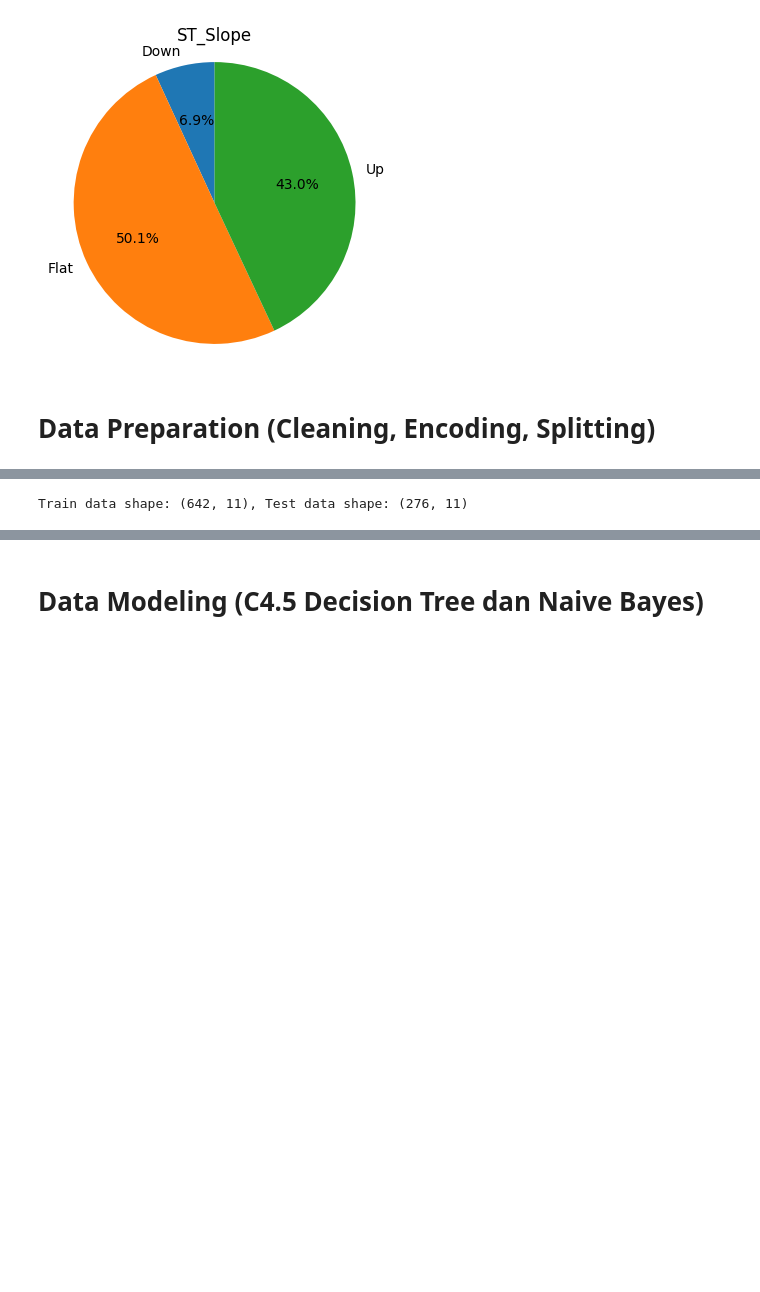
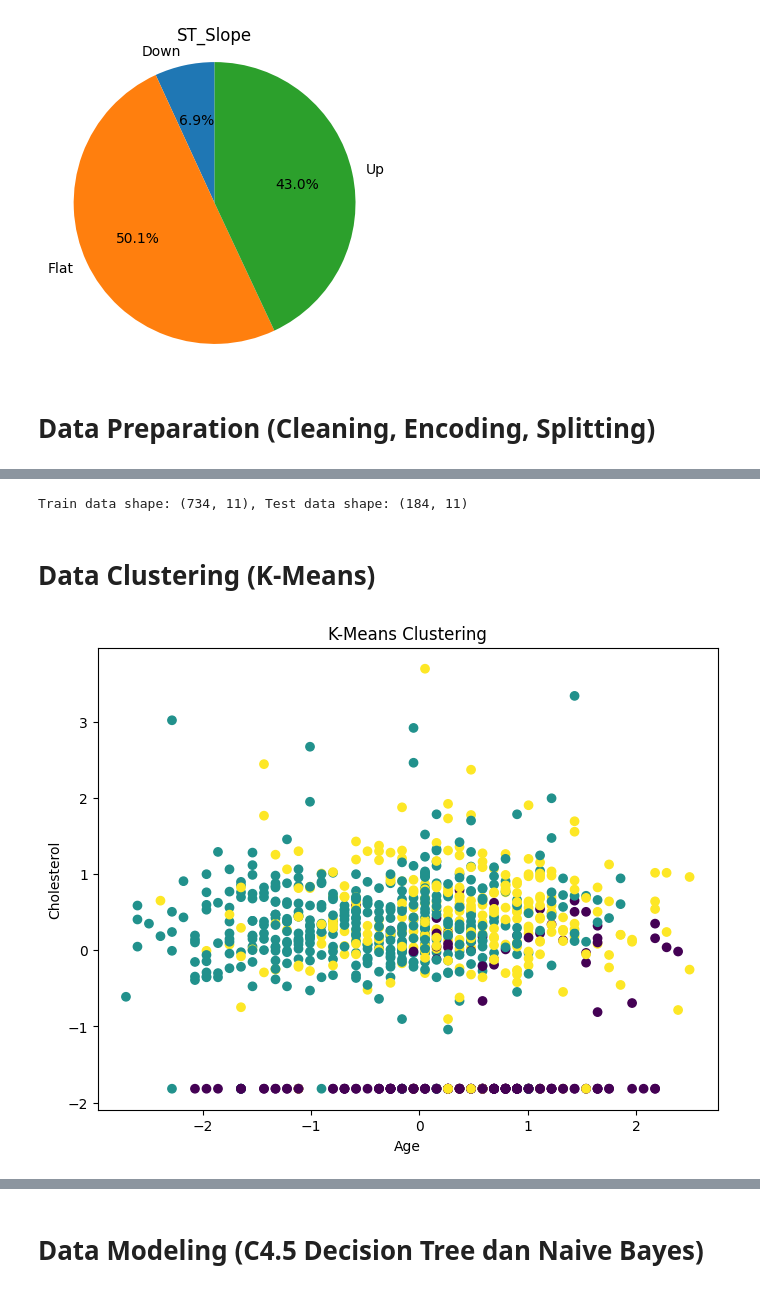
Before and after one commit to Secliv/Tubes-Datmin, a Jupyter notebook: DataMining.ipynb, the cells around one changed output, grey strips where cells are left out. Cells and saved outputs as stored; diff of their text form; code cells hidden in the pictures; blank space fills up the shorter version.

```diff
--- a/DataMining.ipynb
+++ b/DataMining.ipynb
@@ -98,2 +101,10 @@ df = df.drop_duplicates()
 # %%
 df = df.dropna()
+# %%
+from sklearn.preprocessing import LabelEncoder
+
+print("Kolom kategorikal:", df.select_dtypes(include=['object']).columns.tolist())
+label_enc = LabelEncoder()
+for col in df.select_dtypes(include=['object']).columns:
+    df[col] = label_enc.fit_transform(df[col])
+print("Kolom setelah encoding:", df.dtypes)
@@ -106,13 +132,36 @@ df['ChestPainType'] = label_encoder.fit_transform(df['ChestPainType'])
 df['RestingECG'] = label_encoder.fit_transform(df['RestingECG'])
 df['ExerciseAngina'] = label_encoder.fit_transform(df['ExerciseAngina'])
 df['ST_Slope'] = label_encoder.fit_transform(df['ST_Slope'])
+# %%
+from sklearn.preprocessing import StandardScaler
+
+scaler = StandardScaler()
+numerical_cols = df.select_dtypes(include=['int64', 'float64']).columns
+df[numerical_cols] = scaler.fit_transform(df[numerical_cols])
 # %%
 X = df.drop('HeartDisease', axis=1)
 y = df['HeartDisease']
 # %%
 from sklearn.model_selection import train_test_split
-X_train, X_test, y_train, y_test = train_test_split(X, y, test_size=0.3, random_state=42)
+X_train, X_test, y_train, y_test = train_test_split(X, y, test_size=0.2, random_state=42)
 
 print(f'Train data shape: {X_train.shape}, Test data shape: {X_test.shape}')
 # %% [output]
-Train data shape: (642, 11), Test data shape: (276, 11)
+Train data shape: (734, 11), Test data shape: (184, 11)
+# %% [markdown]
+# **Data Clustering (K-Means)**
+# %%
+from sklearn.cluster import KMeans
+import matplotlib.pyplot as plt
+
+kmeans = KMeans(n_clusters=3, random_state=42)
+df['Cluster'] = kmeans.fit_predict(X)
+
+plt.figure(figsize=(8,6))
+plt.scatter(df['Age'], df['Cholesterol'], c=df['Cluster'], cmap='viridis')
+plt.xlabel('Age')
+plt.ylabel('Cholesterol')
+plt.title('K-Means Clustering')
+plt.show()
+# %% [output]
+[figure, added]
```
Also changed, not shown: parts of 31 cells of this notebook, 3 other files.
